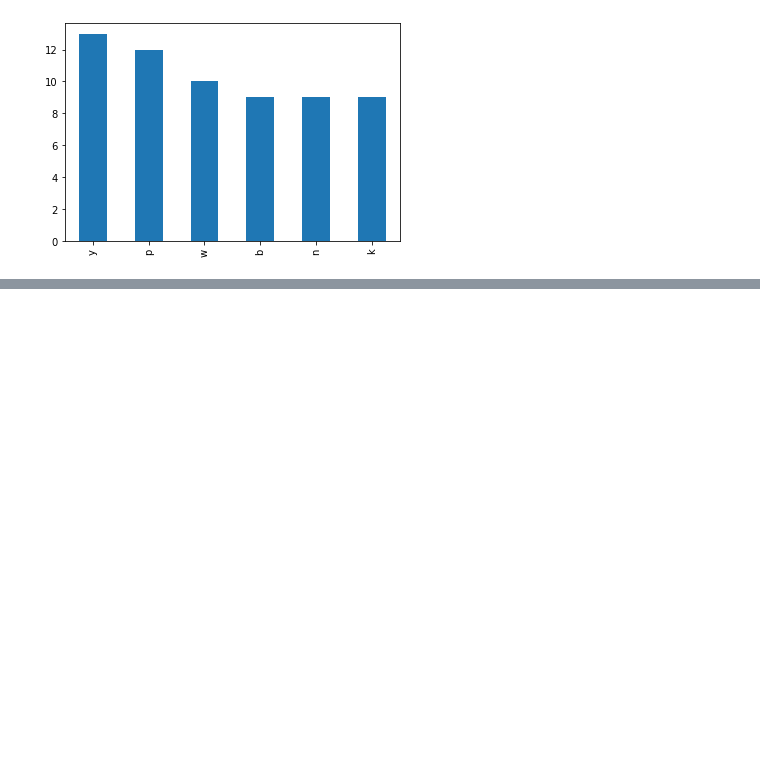
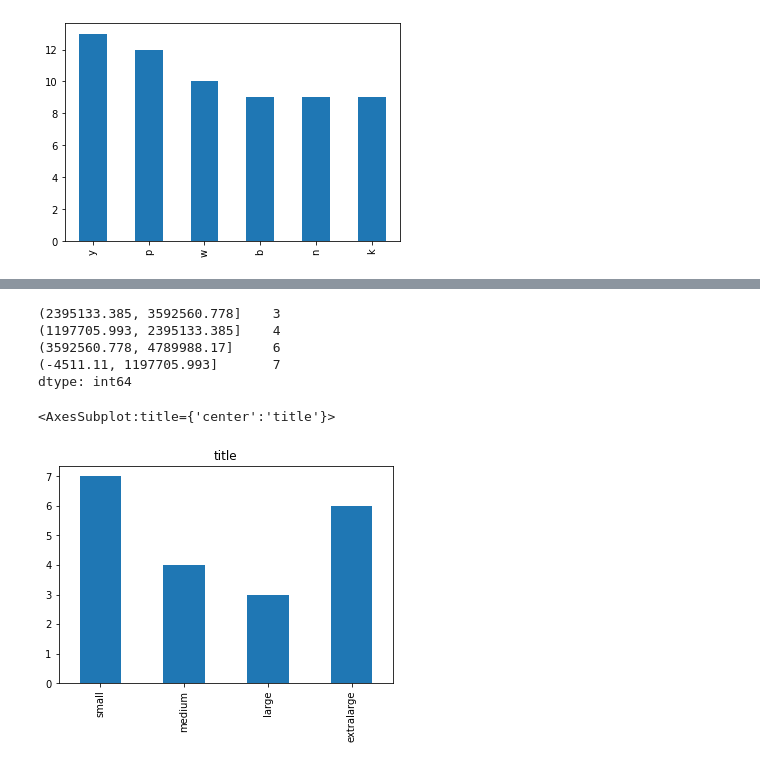
Before and after one commit to tim-keriazes/numpy-pandas-visualization-exercises, a Jupyter notebook: pandas_series.ipynb, the cells around one changed output, grey strips where cells are left out. Saved outputs shown, nothing was run; the diff lists cells and outputs as text; code cells hidden in the pictures; blank space fills up the shorter version.

Commit message:
pandas_series update

```diff
--- a/pandas_series.ipynb
+++ b/pandas_series.ipynb
@@ -292,5 +295,5 @@ numbers_nodsign =numbers.str.replace('$','')
 float_numbers=numbers_nodsign.str.replace(',','')
 #remove comma
 # %%
-float_numbers.astype('float')
+float_series=float_numbers.astype('float')
 #convert to float
@@ -333,0 +338,15 @@ dtype: object>
+# %%
+binx=pd.cut(float_series, 4).value_counts()
+#bin the data series
+binx.sort_values()
+# %% [output]
+(2395133.385, 3592560.778]    3
+(1197705.993, 2395133.385]    4
+(3592560.778, 4789988.17]     6
+(-4511.11, 1197705.993]       7
+dtype: int64
+# %%
+pd.cut(float_series, bins=4, labels = ['small','medium','large','extralarge']).value_counts(sort=False).plot.bar(title='title')
+# %% [output]
+<AxesSubplot:title={'center':'title'}>
+[figure, added]
```
Also changed, not shown: parts of 15 cells of this notebook.
